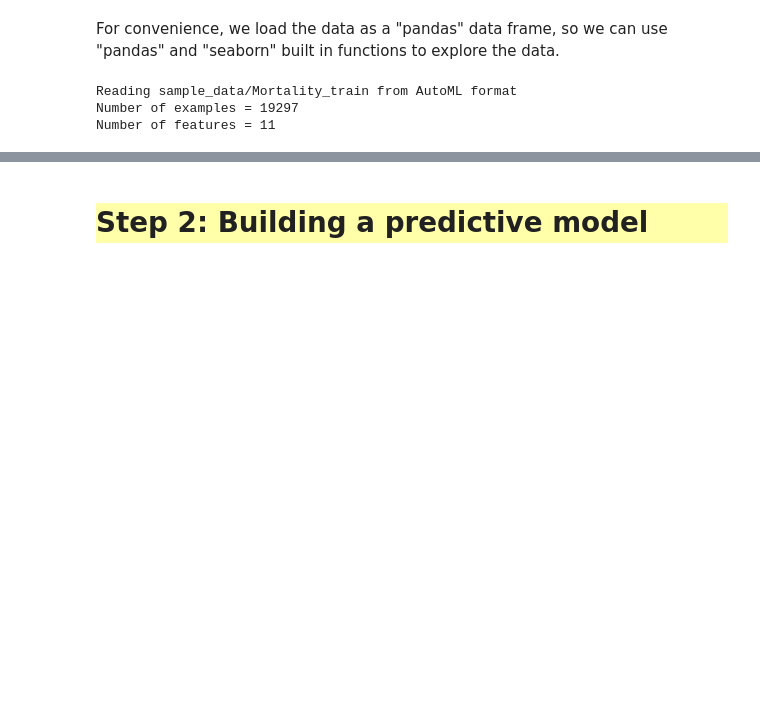
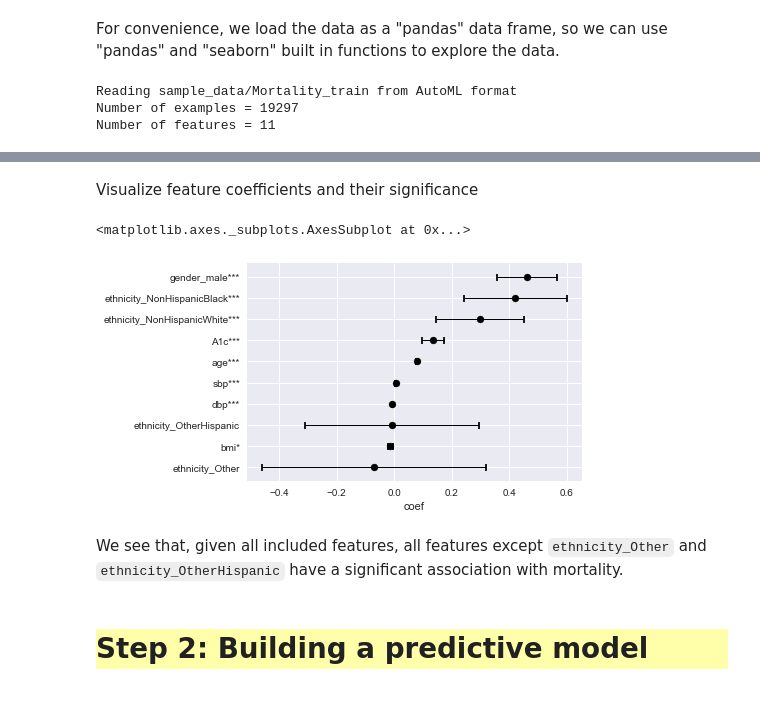
Before and after one commit to Cici-xihui/projet_AIC_Survival, a Jupyter notebook: README.ipynb, the cells around one changed output, grey strips where cells are left out. Drawn from its saved outputs; the diff is of its cells as text; code cells hidden in the pictures; blank space fills up the shorter version.

```diff
--- a/README.ipynb
+++ b/README.ipynb
@@ -93,0 +112,3 @@ data.describe()
+# %%
+cox = CoxPHFitter()
+cox.fit(cox_tr, duration_col='target', event_col='mortstat', show_progress=True)
@@ -94,3 +149,12 @@ data.describe()
+# %% [markdown]
+Visualize feature coefficients and their significance
+# %%
+cox.plot()
+# %% [output]
+<matplotlib.axes._subplots.AxesSubplot at 0x...>
+[figure, added]
+# %% [markdown]
+We see that, given all included features, all features except `ethnicity_Other` and `ethnicity_OtherHispanic` have a significant association with mortality.
 # %% [markdown]
 <div style="background:#FFFFAA">
 <h1>Step 2: Building a predictive model</h1>
```
Also changed, not shown: parts of 32 cells of this notebook, 25 other files.
